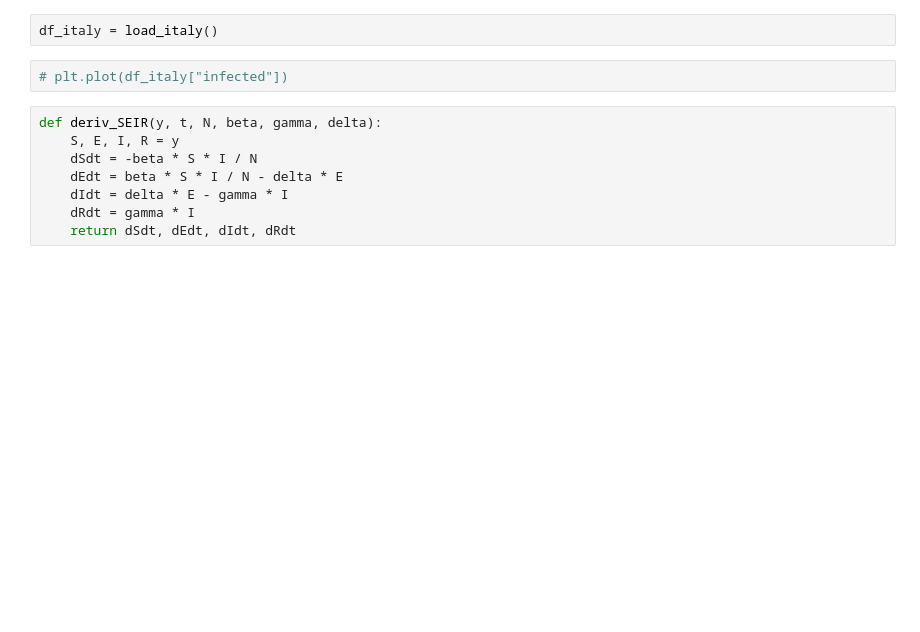
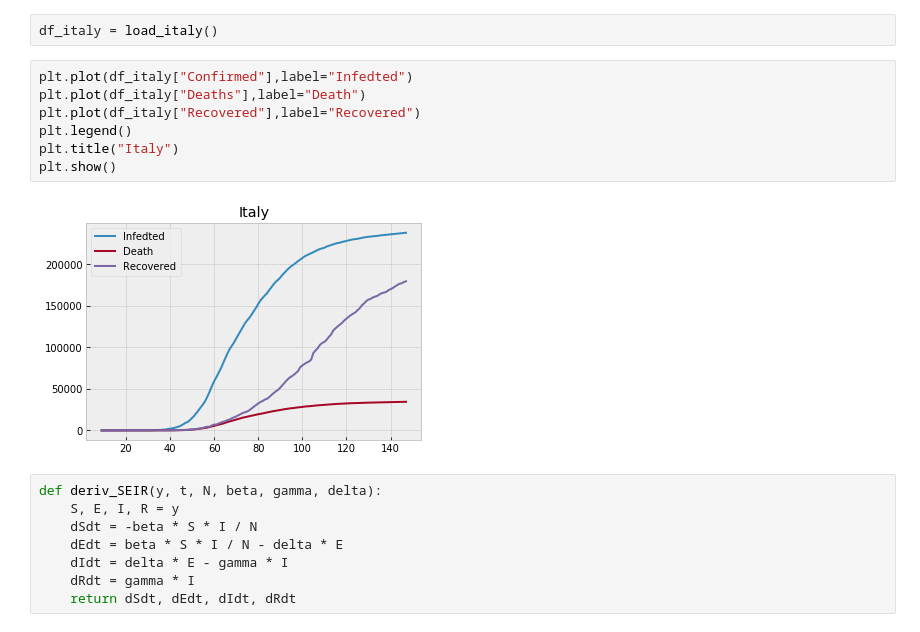
Before and after one commit to klchai/ML_COVID-19, a Jupyter notebook: ML_COVID-19.ipynb, the cells around one changed output. Saved outputs shown, nothing was run; the diff lists cells and outputs as text; blank space fills up the shorter version.

```diff
--- a/ML_COVID-19.ipynb
+++ b/ML_COVID-19.ipynb
@@ -361,7 +368,14 @@ plottest(t, I, italy)
 # %%
 df_italy = load_italy()
-# %%
-# plt.plot(df_italy["infected"])
+# %%
+plt.plot(df_italy["Confirmed"],label="Infedted")
+plt.plot(df_italy["Deaths"],label="Death")
+plt.plot(df_italy["Recovered"],label="Recovered")
+plt.legend()
+plt.title("Italy")
+plt.show()
+# %% [output]
+[figure, added]
 # %%
 def deriv_SEIR(y, t, N, beta, gamma, delta):
     S, E, I, R = y
```
Also changed, not shown: parts of 13 cells of this notebook, 5 other files.
